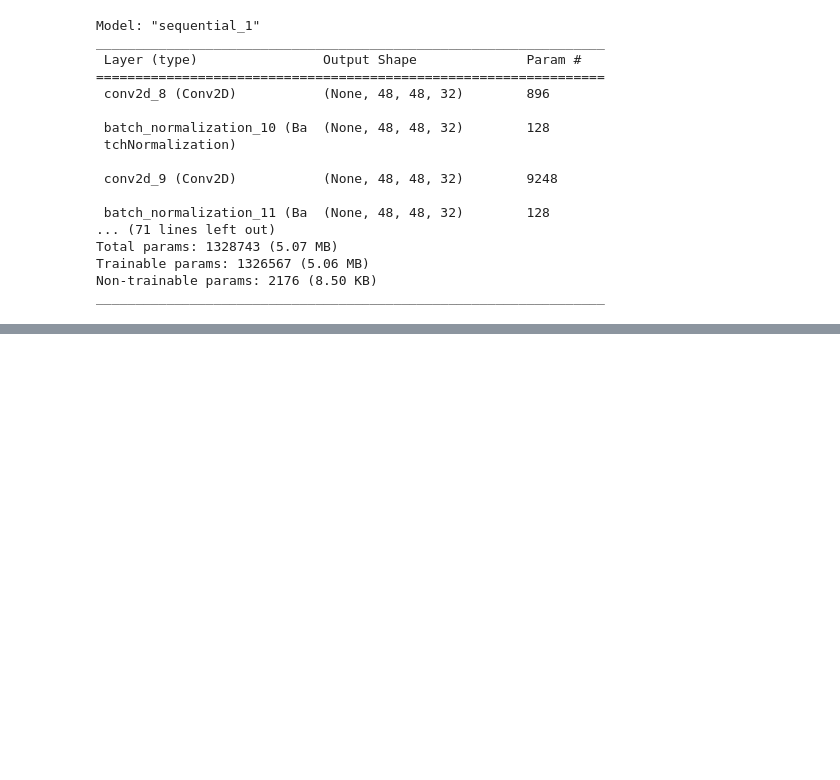
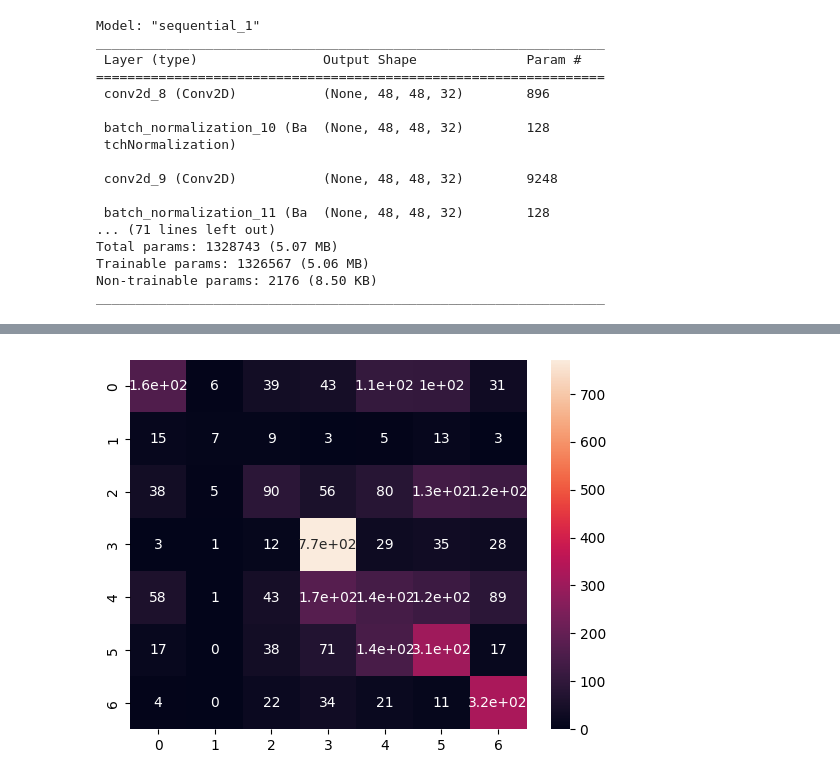
Before and after one commit to ArianFotouhi/FaceEmotionDetector, a Jupyter notebook: emotion_detector.ipynb, the cells around one changed output, grey strips where cells are left out. Cells and saved outputs as stored; diff of their text form; code cells hidden in the pictures; blank space fills up the shorter version.

```diff
--- a/emotion_detector.ipynb
+++ b/emotion_detector.ipynb
@@ -203,0 +215,3 @@ _________________________________________________________________
+# %%
+predictions = network_loaded.predict(test_dataset)
+predictions
@@ -203,0 +233,3 @@ _________________________________________________________________
+# %%
+predictions = np.argmax(predictions, axis = 1)
+predictions
@@ -203,0 +257,4 @@ _________________________________________________________________
+# %%
+from sklearn.metrics import confusion_matrix
+cm = confusion_matrix(test_dataset.classes, predictions)
+cm
@@ -203,0 +269,4 @@ _________________________________________________________________
+# %%
+sns.heatmap(cm, annot=True);
+# %% [output]
+[figure, added]
```
Also changed, not shown: parts of 32 cells of this notebook.
